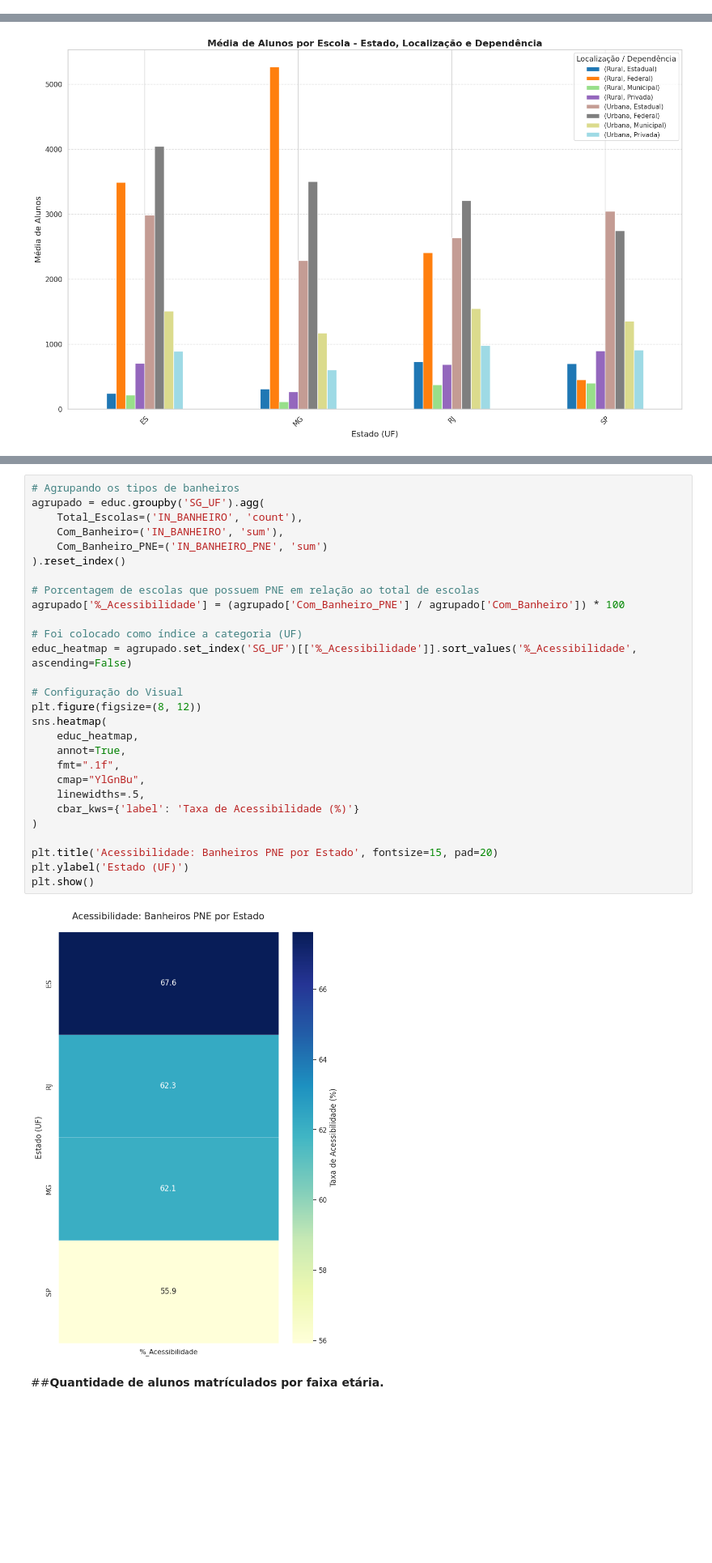
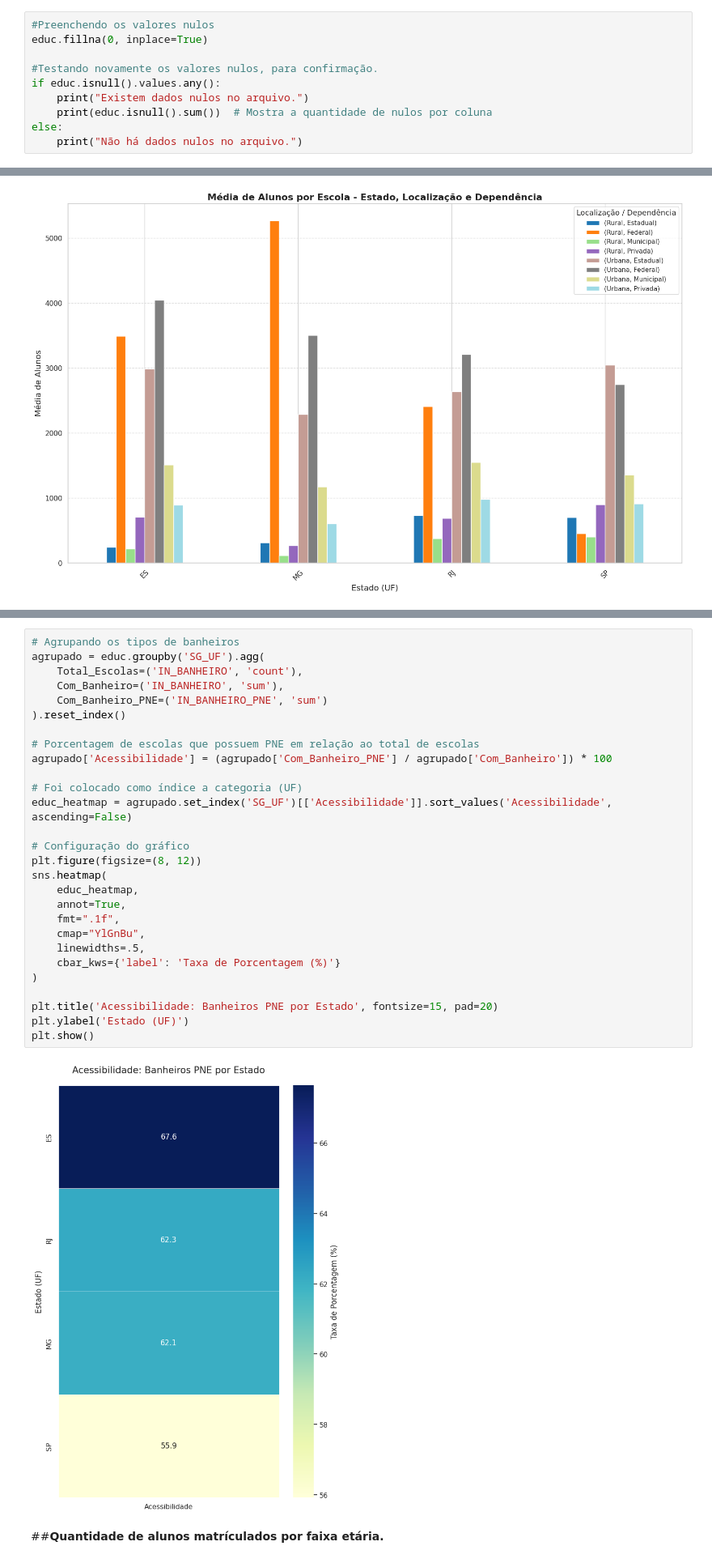
Before and after one commit to ACOELHO1976/Analise_Exploratoria, a Jupyter notebook: mvpAnalisededados.ipynb, the cells around one changed output, grey strips where cells are left out. Shown at 81% size. Saved outputs shown, nothing was run; the diff lists cells and outputs as text; blank space fills up the shorter version.

```diff
--- a/mvpAnalisededados.ipynb
+++ b/mvpAnalisededados.ipynb
@@ -167,3 +192,13 @@ QT_DOC_EJA_FUND    14333
 QT_DOC_EJA_MED     14333
 QT_DOC_ESP         14333
 Length: 64, dtype: int64
+# %%
+#Preenchendo os valores nulos
+educ.fillna(0, inplace=True)
+
+#Testando novamente os valores nulos, para confirmação.
+if educ.isnull().values.any():
+    print("Existem dados nulos no arquivo.")
+    print(educ.isnull().sum())  # Mostra a quantidade de nulos por coluna
+else:
+    print("Não há dados nulos no arquivo.")
@@ -270,33 +307,33 @@ Aqui foi apresentado um mapa de calor, o hetmap, criando um tipo de hanking de a
 # %%
 # Agrupando os tipos de banheiros
 agrupado = educ.groupby('SG_UF').agg(
     Total_Escolas=('IN_BANHEIRO', 'count'),
     Com_Banheiro=('IN_BANHEIRO', 'sum'),
     Com_Banheiro_PNE=('IN_BANHEIRO_PNE', 'sum')
 ).reset_index()
 
 # Porcentagem de escolas que possuem PNE em relação ao total de escolas
-agrupado['%_Acessibilidade'] = (agrupado['Com_Banheiro_PNE'] / agrupado['Com_Banheiro']) * 100
+agrupado['Acessibilidade'] = (agrupado['Com_Banheiro_PNE'] / agrupado['Com_Banheiro']) * 100
 
 # Foi colocado como índice a categoria (UF)
-educ_heatmap = agrupado.set_index('SG_UF')[['%_Acessibilidade']].sort_values('%_Acessibilidade', ascending=False)
+educ_heatmap = agrupado.set_index('SG_UF')[['Acessibilidade']].sort_values('Acessibilidade', ascending=False)
 
-# Configuração do Visual
+# Configuração do gráfico
 plt.figure(figsize=(8, 12))
 sns.heatmap(
     educ_heatmap,
     annot=True,
     fmt=".1f",
     cmap="YlGnBu",
     linewidths=.5,
-    cbar_kws={'label': 'Taxa de Acessibilidade (%)'}
+    cbar_kws={'label': 'Taxa de Porcentagem (%)'}
 )
 
 plt.title('Acessibilidade: Banheiros PNE por Estado', fontsize=15, pad=20)
 plt.ylabel('Estado (UF)')
 plt.show()
 # %% [output]
-[figure, old version]
+[figure, new version]
 # %% [markdown]
 ##**Quantidade de alunos matrículados por faixa etária.**
 # %%
```
Also changed, not shown: parts of 5 cells of this notebook.
